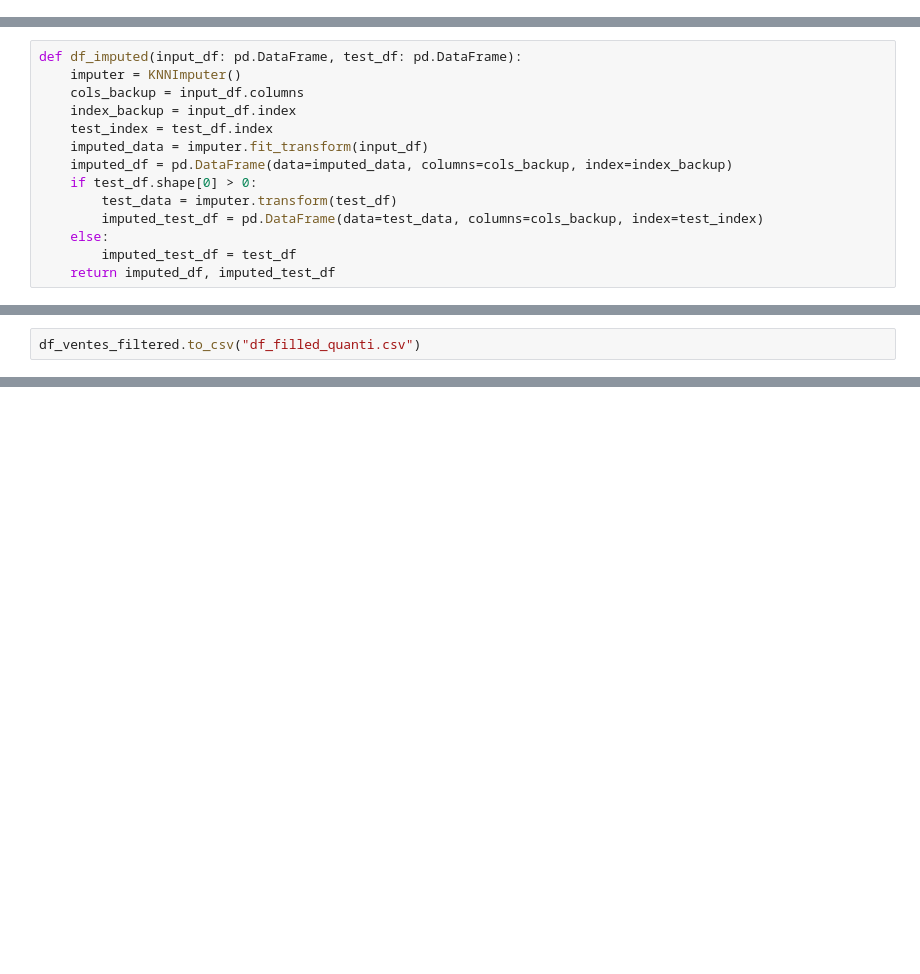
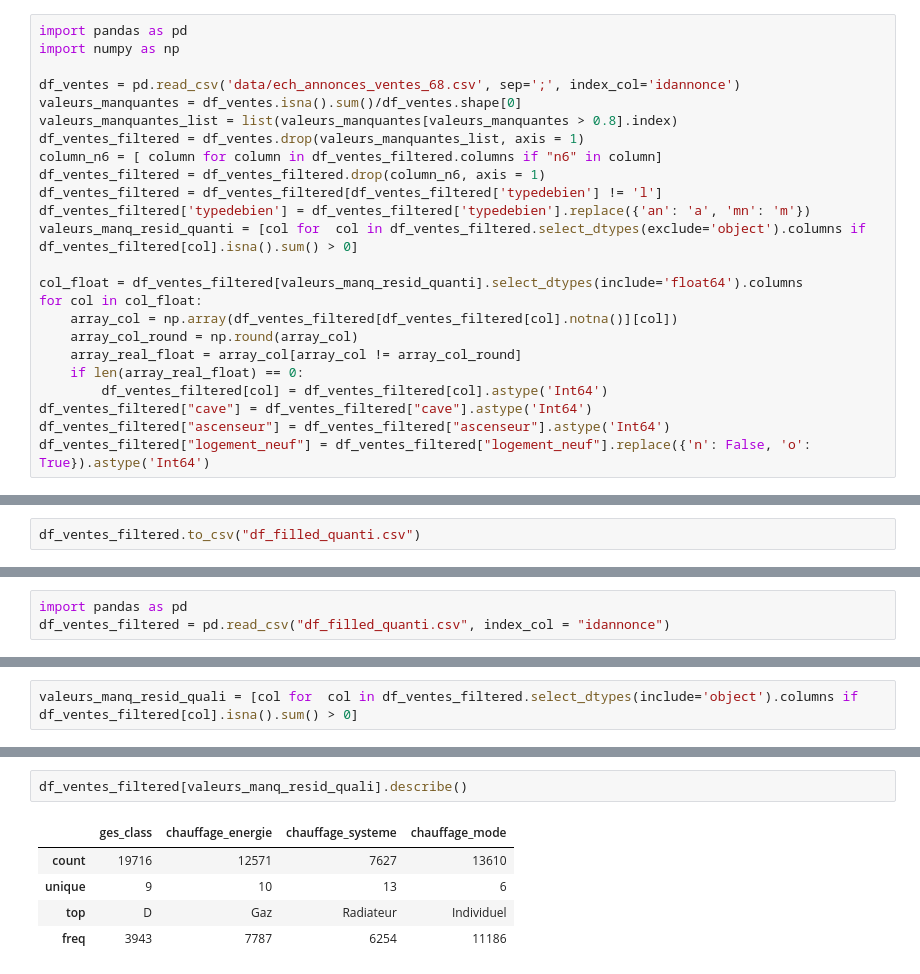
Before and after one commit to Hugues360/Projet_DS2025, a Jupyter notebook: Etape_2_Fill_Na.ipynb, the cells around one changed output, grey strips where cells are left out. Cells and saved outputs as stored; diff of their text form; blank space fills up the shorter version.

```diff
--- a/Etape_2_Fill_Na.ipynb
+++ b/Etape_2_Fill_Na.ipynb
@@ -142,0 +253,24 @@ Nombre de colonnes avec données manquantes quanti: 7
+# %%
+import pandas as pd
+import numpy as np
+
+df_ventes = pd.read_csv('data/ech_annonces_ventes_68.csv', sep=';', index_col='idannonce')
+valeurs_manquantes = df_ventes.isna().sum()/df_ventes.shape[0]
+valeurs_manquantes_list = list(valeurs_manquantes[valeurs_manquantes > 0.8].index)
+df_ventes_filtered = df_ventes.drop(valeurs_manquantes_list, axis = 1)
+column_n6 = [ column for column in df_ventes_filtered.columns if "n6" in column]
+df_ventes_filtered = df_ventes_filtered.drop(column_n6, axis = 1)
+df_ventes_filtered = df_ventes_filtered[df_ventes_filtered['typedebien'] != 'l']
+df_ventes_filtered['typedebien'] = df_ventes_filtered['typedebien'].replace({'an': 'a', 'mn': 'm'})
+valeurs_manq_resid_quanti = [col for  col in df_ventes_filtered.select_dtypes(exclude='object').columns if df_ventes_filtered[col].isna().sum() > 0]
+
+col_float = df_ventes_filtered[valeurs_manq_resid_quanti].select_dtypes(include='float64').columns
+for col in col_float:
+    array_col = np.array(df_ventes_filtered[df_ventes_filtered[col].notna()][col])
+    array_col_round = np.round(array_col)
+    array_real_float = array_col[array_col != array_col_round]
+    if len(array_real_float) == 0:
+        df_ventes_filtered[col] = df_ventes_filtered[col].astype('Int64')
+df_ventes_filtered["cave"] = df_ventes_filtered["cave"].astype('Int64')
+df_ventes_filtered["ascenseur"] = df_ventes_filtered["ascenseur"].astype('Int64')
+df_ventes_filtered["logement_neuf"] = df_ventes_filtered["logement_neuf"].replace({'n': False, 'o': True}).astype('Int64')
@@ -150,14 +331,0 @@ from sklearn.impute import KNNImputer
-# %%
-def df_imputed(input_df: pd.DataFrame, test_df: pd.DataFrame):
-    imputer = KNNImputer()
-    cols_backup = input_df.columns
-    index_backup = input_df.index
-    test_index = test_df.index
-    imputed_data = imputer.fit_transform(input_df)
-    imputed_df = pd.DataFrame(data=imputed_data, columns=cols_backup, index=index_backup)
-    if test_df.shape[0] > 0:
-        test_data = imputer.transform(test_df)
-        imputed_test_df = pd.DataFrame(data=test_data, columns=cols_backup, index=test_index)
-    else:
-        imputed_test_df = test_df
-    return imputed_df, imputed_test_df
@@ -233,0 +455,3 @@ X_test
+# %%
+import pandas as pd
+df_ventes_filtered = pd.read_csv("df_filled_quanti.csv", index_col = "idannonce")
@@ -233,0 +481,2 @@ X_test
+# %%
+valeurs_manq_resid_quali = [col for  col in df_ventes_filtered.select_dtypes(include='object').columns if df_ventes_filtered[col].isna().sum() > 0]
@@ -233,0 +497,8 @@ X_test
+# %%
+df_ventes_filtered[valeurs_manq_resid_quali].describe()
+# %% [output]
+|  | ges_class | chauffage_energie | chauffage_systeme | chauffage_mode |
+| count | 19716 | 12571 | 7627 | 13610 |
+| unique | 9 | 10 | 13 | 6 |
+| top | D | Gaz | Radiateur | Individuel |
+| freq | 3943 | 7787 | 6254 | 11186 |
```
Also changed, not shown: parts of 78 cells of this notebook.
